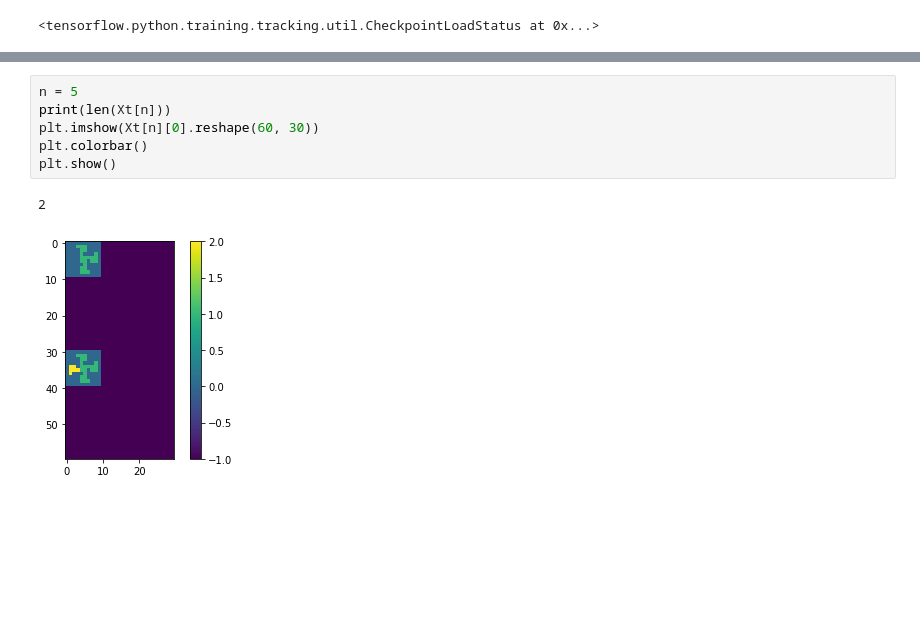
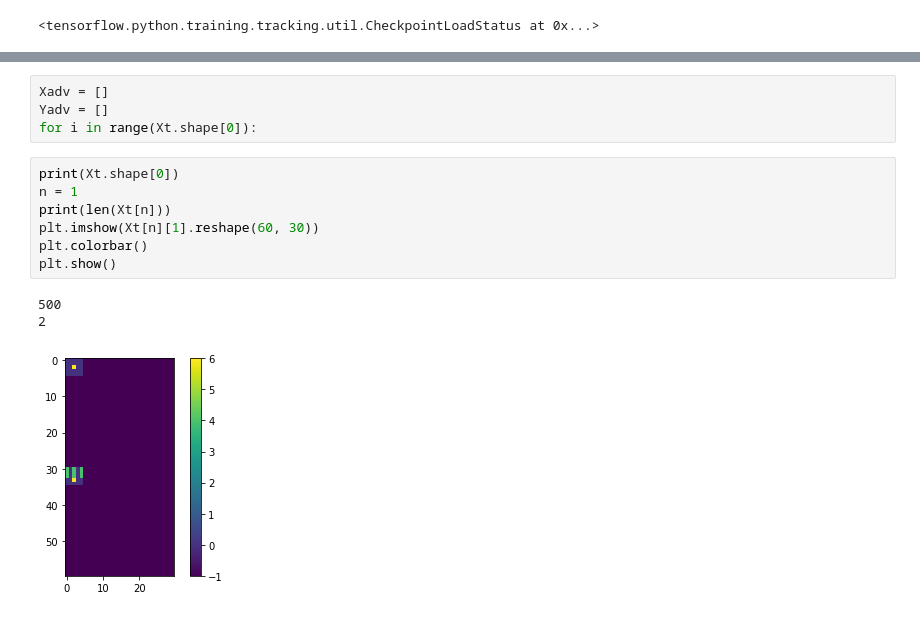
Before and after one commit to HarveyBrezinaConniffe/ARC, a Jupyter notebook: AI.ipynb, the cells around one changed output, grey strips where cells are left out. Saved outputs shown, nothing was run; the diff lists cells and outputs as text; blank space fills up the shorter version.

```diff
--- a/AI.ipynb
+++ b/AI.ipynb
@@ -253,12 +286,18 @@ model.load_weights("bestCheckpoint/best")
+# %%
+Xadv = []
+Yadv = []
+for i in range(Xt.shape[0]):
 # %%
-n = 5
+print(Xt.shape[0])
+n = 1
 print(len(Xt[n]))
-plt.imshow(Xt[n][0].reshape(60, 30))
+plt.imshow(Xt[n][1].reshape(60, 30))
 plt.colorbar()
 plt.show()
 # %% [output]
+500
 2
-[figure, old version]
+[figure, new version]
 # %%
 plt.imshow(Xt[n][0].reshape(60, 30))
 plt.colorbar()
```
Also changed, not shown: parts of 4 cells of this notebook.
